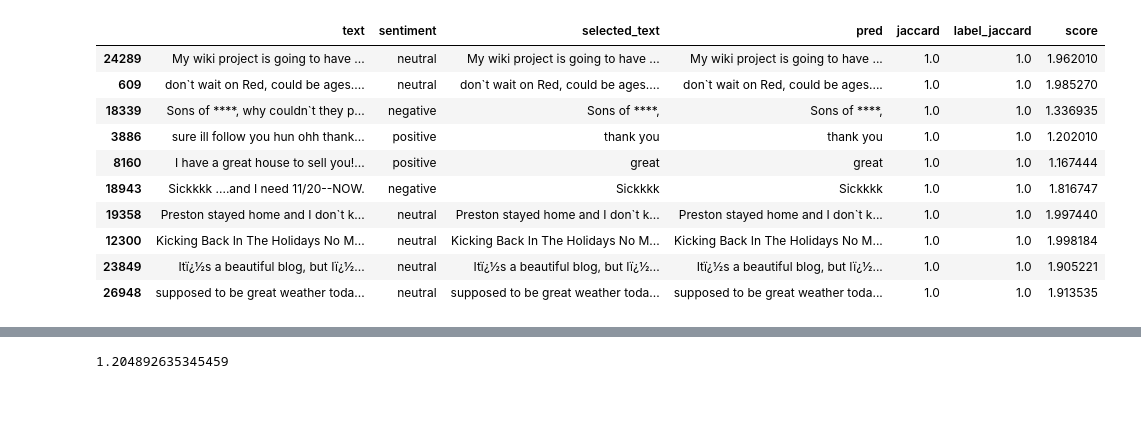
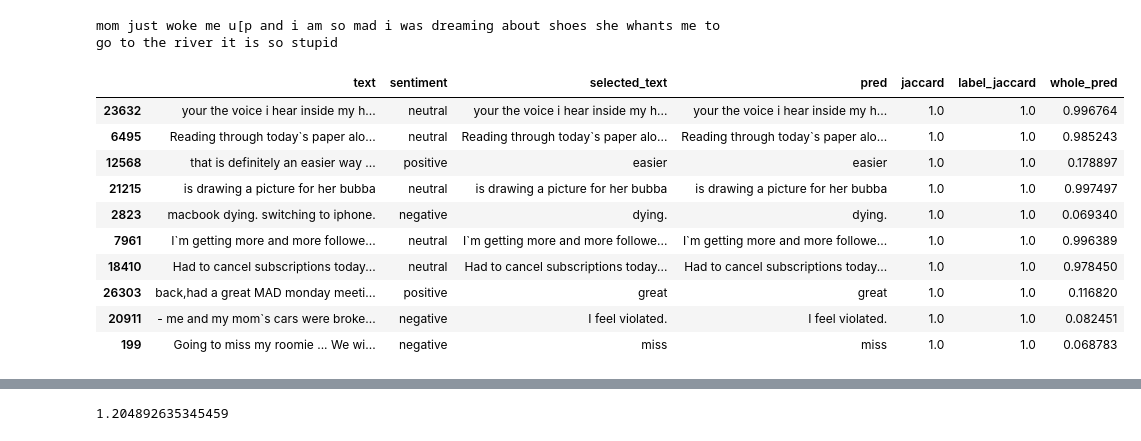
Before and after one commit to thuwyh/Tweet-Sentiment-Extraction, a Jupyter notebook: notebook/eda-distillation.ipynb, the cells around one changed output, grey strips where cells are left out. Drawn from its saved outputs; the diff is of its cells as text; code cells hidden in the pictures; blank space fills up the shorter version.

```diff
--- a/notebook/eda-distillation.ipynb
+++ b/notebook/eda-distillation.ipynb
@@ -18,3 +18,5 @@ pred['text'] = pred['text'].apply(lambda x: ' '.join(x.strip().split()))
 pred['selected_text'] = pred['selected_text'].apply(
                 lambda x: ' '.join(x.strip().split()))
 pred['selected_text'] = pred['selected_text'].apply(lambda x: clean(x))
+# %%
+pred['whole'] = pred.apply(lambda x: len(x['selected_text'])/len(x['text'])>0.99, axis=1)
@@ -124,13 +150,19 @@ def jaccard_list(l1, l2):
     c = a.intersection(b)
     return float(len(c)) / (len(a) + len(b) - len(c))
 # %%
-def get_jaccard(x):
-    label = x['selected_text'].split()
+def get_clean_label(x):
+
     words = x['words']
     start = x['start']
     end = x['end']
-    label2 = decode(words, x['first_char'], start, end).split()
+    label2 = decode(words, x['first_char'], start, end)
+    return label2
+
+def get_jaccard(x):
+    label = x['selected_text'].split()
+    label2 = x['label2'].split()
     return jaccard_list(label, label2)
+pred['label2'] = pred.apply(lambda x: get_clean_label(x), axis=1)
 pred['label_jaccard'] = pred.apply(lambda x: get_jaccard(x), axis=1)
 # %%
 def jaccard_string(s1, s2):
@@ -154,17 +237,21 @@ pred['delta_jaccard'] = pred['label_jaccard']-pred['jaccard']
+# %%
+print(pred.loc[27089]['text'])
+# %% [output]
+mom just woke me u[p and i am so mad i was dreaming about shoes she whants me to go to the river it is so stupid
 # %%
-pred[pred['delta_jaccard']<0.2][['text','sentiment','selected_text','pred','jaccard','label_jaccard','score']].sample(n=10)
+pred[pred['delta_jaccard']<0.2][['text','sentiment','selected_text','pred','jaccard','label_jaccard','whole_pred']].sample(n=10)
 # %% [output]
-|  | text | sentiment | selected_text | pred | jaccard | label_jaccard | score |
-| 24289 | My wiki project is going to have ... | neutral | My wiki project is going to have ... | My wiki project is going to have ... | 1.0 | 1.0 | 1.962010 |
-| 609 | don`t wait on Red, could be ages.... | neutral | don`t wait on Red, could be ages.... | don`t wait on Red, could be ages.... | 1.0 | 1.0 | 1.985270 |
-| 18339 | Sons of ****, why couldn`t they p... | negative | Sons of ****, | Sons of ****, | 1.0 | 1.0 | 1.336935 |
-| 3886 | sure ill follow you hun ohh thank... | positive | thank you | thank you | 1.0 | 1.0 | 1.202010 |
-| 8160 | I have a great house to sell you!... | positive | great | great | 1.0 | 1.0 | 1.167444 |
-| 18943 | Sickkkk ....and I need 11/20--NOW. | negative | Sickkkk | Sickkkk | 1.0 | 1.0 | 1.816747 |
-| 19358 | Preston stayed home and I don`t k... | neutral | Preston stayed home and I don`t k... | Preston stayed home and I don`t k... | 1.0 | 1.0 | 1.997440 |
-| 12300 | Kicking Back In The Holidays No M... | neutral | Kicking Back In The Holidays No M... | Kicking Back In The Holidays No M... | 1.0 | 1.0 | 1.998184 |
-| 23849 | Itï¿½s a beautiful blog, but Iï¿½... | neutral | Itï¿½s a beautiful blog, but Iï¿½... | Itï¿½s a beautiful blog, but Iï¿½... | 1.0 | 1.0 | 1.905221 |
-| 26948 | supposed to be great weather toda... | neutral | supposed to be great weather toda... | supposed to be great weather toda... | 1.0 | 1.0 | 1.913535 |
+|  | text | sentiment | selected_text | pred | jaccard | label_jaccard | whole_pred |
+| 23632 | your the voice i hear inside my h... | neutral | your the voice i hear inside my h... | your the voice i hear inside my h... | 1.0 | 1.0 | 0.996764 |
+| 6495 | Reading through today`s paper alo... | neutral | Reading through today`s paper alo... | Reading through today`s paper alo... | 1.0 | 1.0 | 0.985243 |
+| 12568 | that is definitely an easier way ... | positive | easier | easier | 1.0 | 1.0 | 0.178897 |
+| 21215 | is drawing a picture for her bubba | neutral | is drawing a picture for her bubba | is drawing a picture for her bubba | 1.0 | 1.0 | 0.997497 |
+| 2823 | macbook dying. switching to iphone. | negative | dying. | dying. | 1.0 | 1.0 | 0.069340 |
+| 7961 | I`m getting more and more followe... | neutral | I`m getting more and more followe... | I`m getting more and more followe... | 1.0 | 1.0 | 0.996389 |
+| 18410 | Had to cancel subscriptions today... | neutral | Had to cancel subscriptions today... | Had to cancel subscriptions today... | 1.0 | 1.0 | 0.978450 |
+| 26303 | back,had a great MAD monday meeti... | positive | great | great | 1.0 | 1.0 | 0.116820 |
+| 20911 | - me and my mom`s cars were broke... | negative | I feel violated. | I feel violated. | 1.0 | 1.0 | 0.082451 |
+| 199 | Going to miss my roomie ... We wi... | negative | miss | miss | 1.0 | 1.0 | 0.068783 |
 # %%
 pred[pred['delta_jaccard']>0.8][['text','sentiment','selected_text','pred','jaccard','label_jaccard','score']].sample(n=10)
 # %% [output]
```
Also changed, not shown: parts of 12 cells of this notebook, 7 other files.
